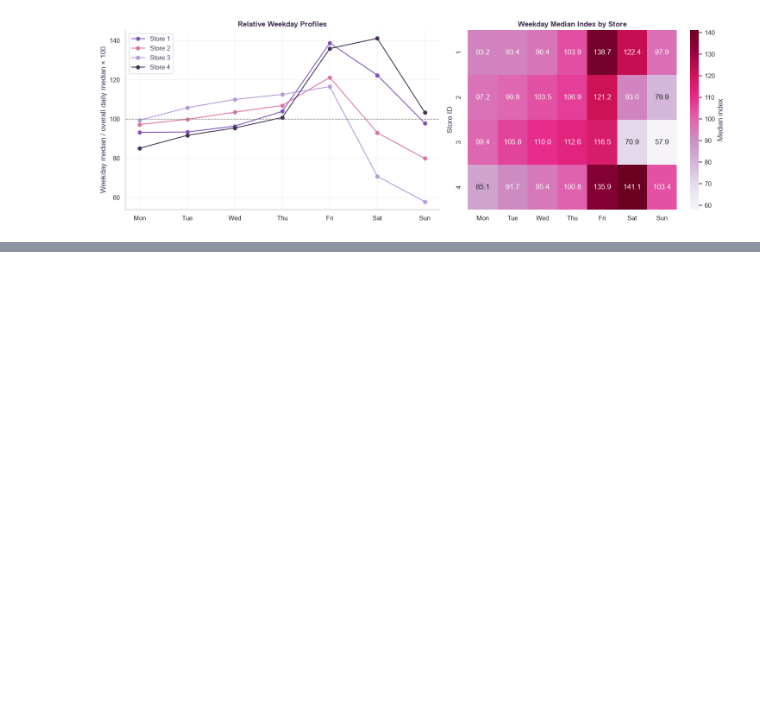
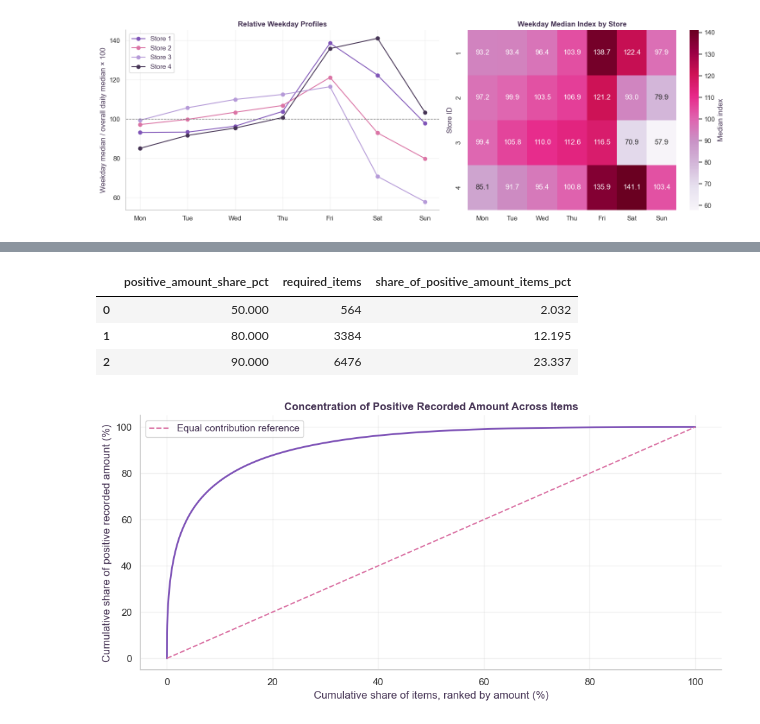
Before and after one commit to dasha-pn/forecasting-and-decision-optimization, a Jupyter notebook: notebooks/01_retail_data_audit.ipynb, the cells around one changed output, grey strips where cells are left out. Saved outputs shown, nothing was run; the diff lists cells and outputs as text; code cells hidden in the pictures; blank space fills up the shorter version.

```diff
--- a/notebooks/01_retail_data_audit.ipynb
+++ b/notebooks/01_retail_data_audit.ipynb
@@ -1175,0 +1729,61 @@ Observed days per weekday:
+# %%
+ranked_items = (
+    item_amounts.loc[item_amounts["positive_amount"].gt(0)]
+    .sort_values("positive_amount", ascending=False)
+    .reset_index(drop=True)
+)
+
+ranked_items["cumulative_amount_share"] = (
+    ranked_items["positive_amount"].cumsum()
+    / ranked_items["positive_amount"].sum()
+)
+
+ranked_items["cumulative_item_share"] = (
+    np.arange(1, len(ranked_items) + 1) / len(ranked_items)
+)
+
+concentration_rows = []
+
+for target_share in [0.50, 0.80, 0.90]:
+    required_items = int(
+        ranked_items["cumulative_amount_share"]
+        .searchsorted(target_share)
+    ) + 1
+
+    concentration_rows.append({
+        "positive_amount_share_pct": 100 * target_share,
+        "required_items": required_items,
+        "share_of_positive_amount_items_pct": (
+            100 * required_items / len(ranked_items)
+        ),
+    })
+
+display(pd.DataFrame(concentration_rows))
+
+fig, ax = plt.subplots(figsize=(10, 5))
+
+ax.plot(
+    np.r_[0, ranked_items["cumulative_item_share"]] * 100,
+    np.r_[0, ranked_items["cumulative_amount_share"]] * 100,
+    color=COLORS["purple"],
+    linewidth=2,
+)
+
+ax.plot(
+    [0, 100], [0, 100],
+    linestyle="--", color=COLORS["pink"],
+    label="Equal contribution reference",
+)
+
+ax.set_title("Concentration of Positive Recorded Amount Across Items")
+ax.set_xlabel("Cumulative share of items, ranked by amount (%)")
+ax.set_ylabel("Cumulative share of positive recorded amount (%)")
+ax.legend()
+plt.tight_layout()
+plt.show()
+# %% [output]
+|  | positive_amount_share_pct | required_items | share_of_positive_amount_items_pct |
+| 0 | 50.000 | 564 | 2.032 |
+| 1 | 80.000 | 3384 | 12.195 |
+| 2 | 90.000 | 6476 | 23.337 |
+[figure, added]
```
Also changed, not shown: parts of 29 cells of this notebook.
